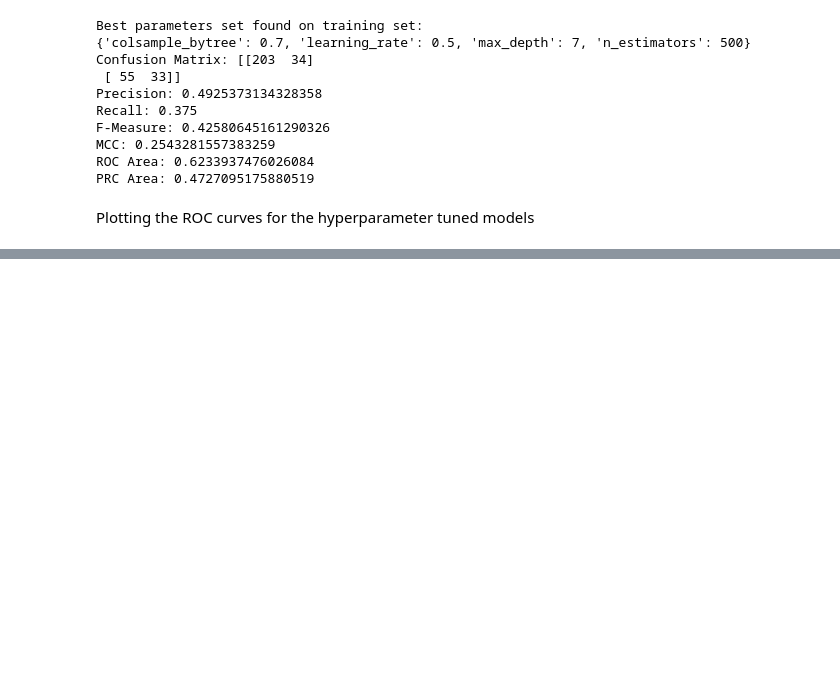
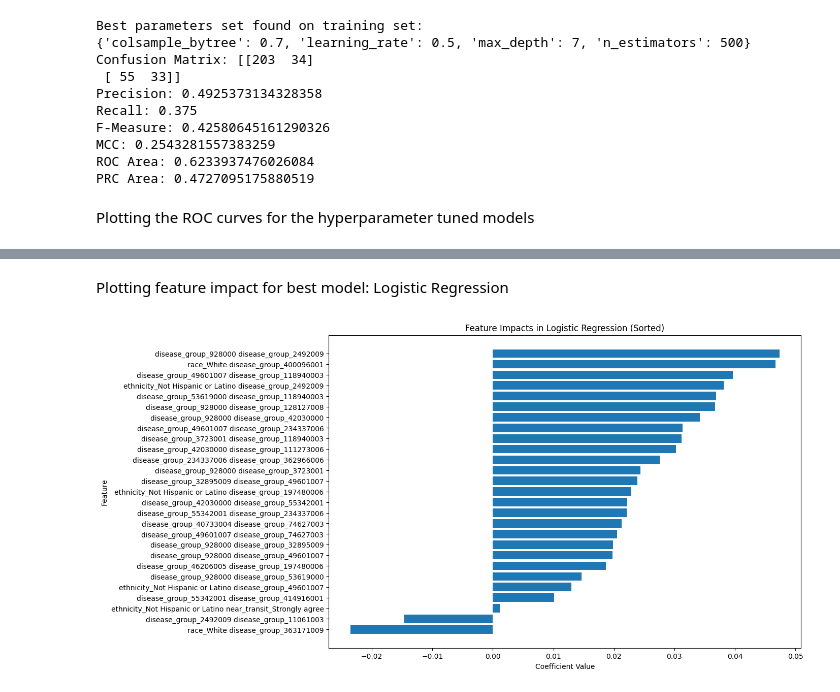
Before and after one commit to Toptopito/data_mining_cancer_research, a Jupyter notebook: breast_cancer_remission_modeling_v2.ipynb, the cells around one changed output, grey strips where cells are left out. Drawn from its saved outputs; the diff is of its cells as text; code cells hidden in the pictures; blank space fills up the shorter version.

Commit message:
Added plot for feature impact

```diff
--- a/breast_cancer_remission_modeling_v2.ipynb
+++ b/breast_cancer_remission_modeling_v2.ipynb
@@ -597,0 +598,24 @@ plt.show()
+# %% [markdown]
+Plotting feature impact for best model: Logistic Regression
+# %%
+# Get best_model for Logistic Regression model
+model_coefs = best_logreg.coef_[0]  # Coefficients for the model
+feature_names = X_train_selected_lasso_2.columns  # Feature names
+
+# Create a sorted list of (coefficient, feature) tuples
+sorted_features = sorted(zip(model_coefs, feature_names), reverse=True)
+
+# Separate the coefficients and feature names
+sorted_coefs, sorted_feature_names = zip(*sorted_features)
+
+# Create a bar plot
+plt.figure(figsize=(12, 8))
+plt.barh(range(len(sorted_feature_names)), sorted_coefs)
+plt.yticks(np.arange(len(sorted_feature_names)), sorted_feature_names)
+plt.xlabel('Coefficient Value')
+plt.ylabel('Feature')
+plt.title('Feature Impacts in Logistic Regression (Sorted)')
+plt.gca().invert_yaxis()  # Invert y-axis to show the largest coefficients at the top
+plt.show()
+# %% [output]
+[figure, added]
```
Also changed, not shown: parts of 2 cells of this notebook.
